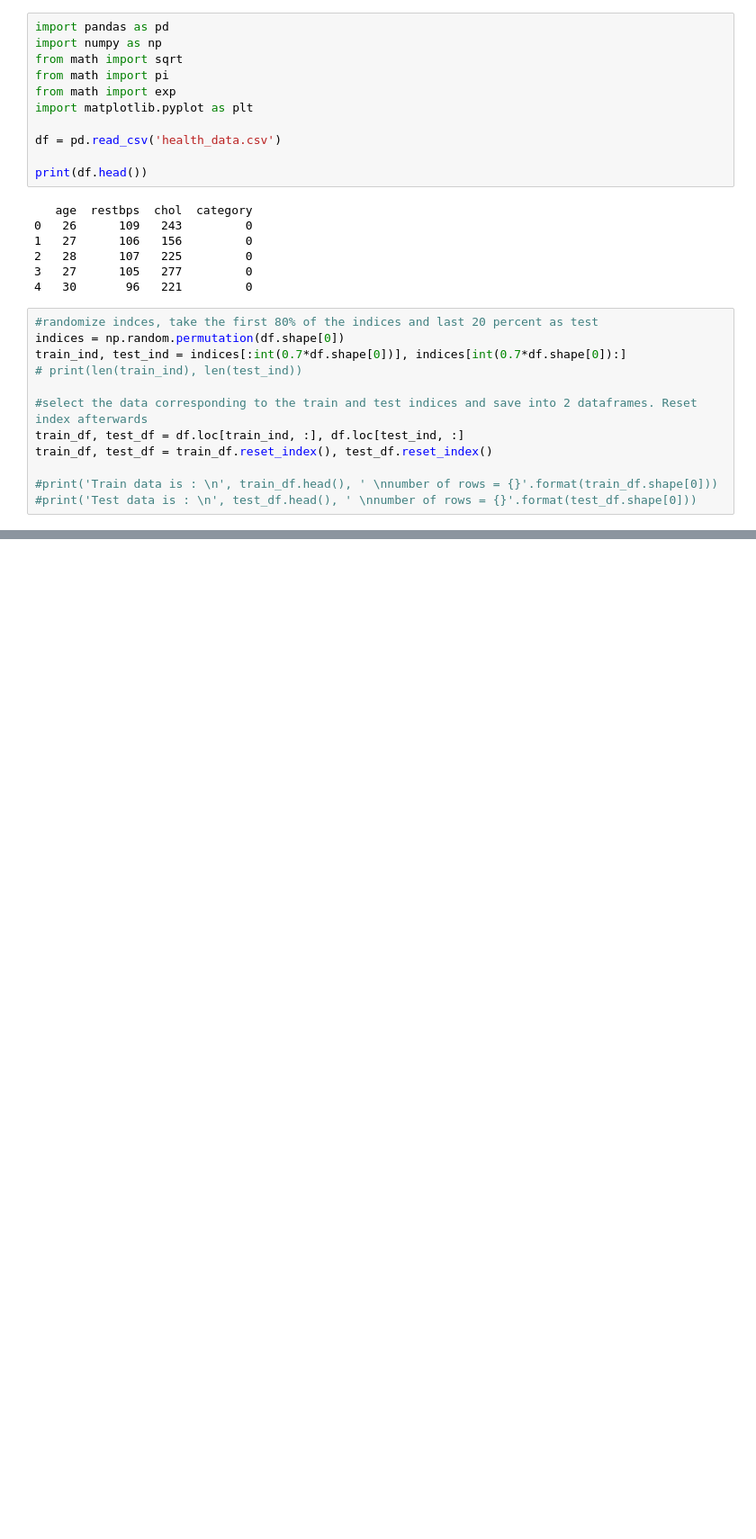
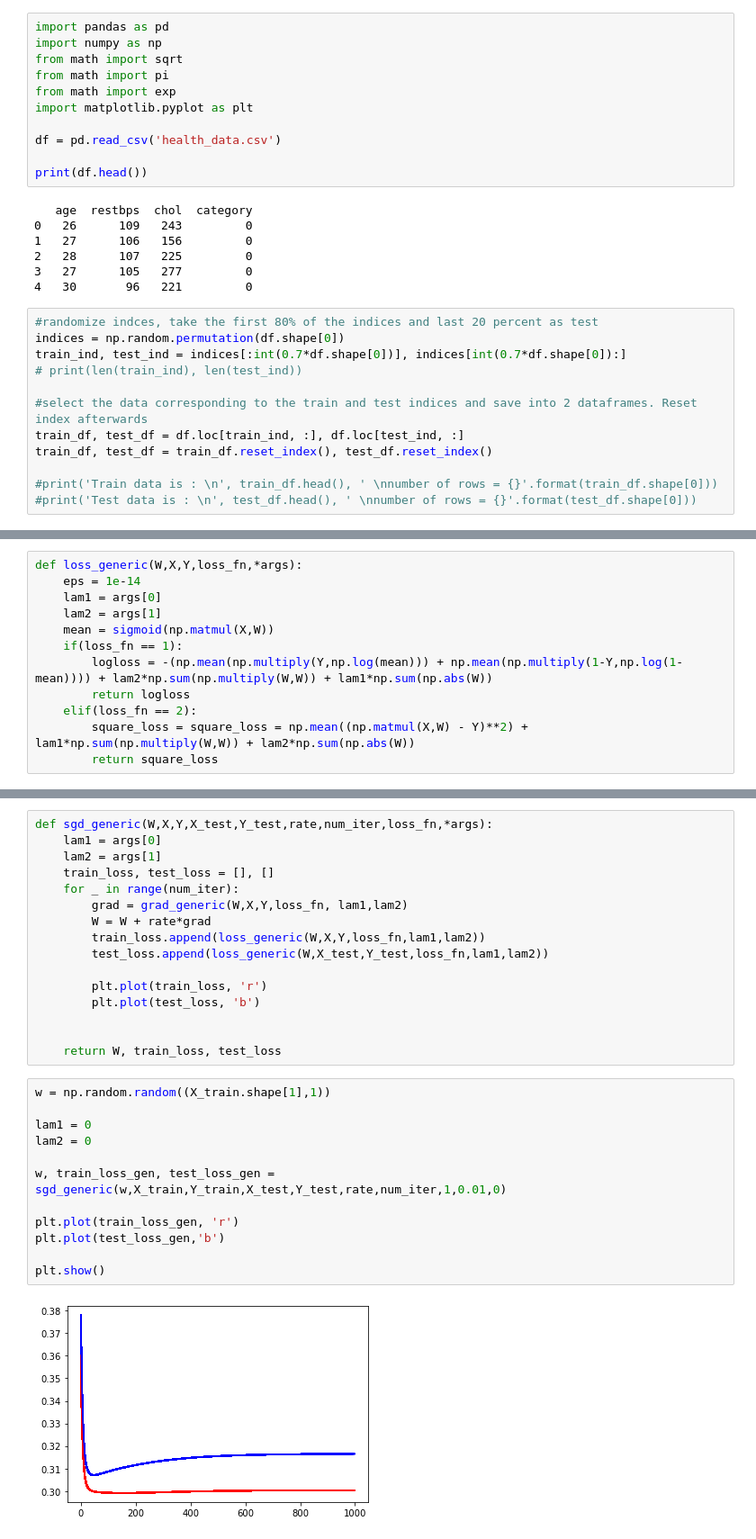
Before and after one commit to HarmanDotpy/ML-Assignment1, a Jupyter notebook: GLM_Logistic_Regression.ipynb, the cells around one changed output, grey strips where cells are left out. Shown at 90% size. Drawn from its saved outputs; the diff is of its cells as text; blank space fills up the shorter version.

```diff
--- a/GLM_Logistic_Regression.ipynb
+++ b/GLM_Logistic_Regression.ipynb
@@ -139,0 +170,12 @@ plt.show()
+# %%
+def loss_generic(W,X,Y,loss_fn,*args):
+    eps = 1e-14
+    lam1 = args[0]
+    lam2 = args[1]
+    mean = sigmoid(np.matmul(X,W))
+    if(loss_fn == 1):
+        logloss = -(np.mean(np.multiply(Y,np.log(mean))) + np.mean(np.multiply(1-Y,np.log(1-mean)))) + lam2*np.sum(np.multiply(W,W)) + lam1*np.sum(np.abs(W))
+        return logloss
+    elif(loss_fn == 2):
+        square_loss = square_loss = np.mean((np.matmul(X,W) - Y)**2) + lam1*np.sum(np.multiply(W,W)) + lam2*np.sum(np.abs(W))
+        return square_loss
@@ -140,3 +200,33 @@ plt.show()
+# %%
+def sgd_generic(W,X,Y,X_test,Y_test,rate,num_iter,loss_fn,*args):
+    lam1 = args[0]
+    lam2 = args[1]
+    train_loss, test_loss = [], []
+    for _ in range(num_iter):
+        grad = grad_generic(W,X,Y,loss_fn, lam1,lam2)
+        W = W + rate*grad
+        train_loss.append(loss_generic(W,X,Y,loss_fn,lam1,lam2))
+        test_loss.append(loss_generic(W,X_test,Y_test,loss_fn,lam1,lam2))
+
+        plt.plot(train_loss, 'r')
+        plt.plot(test_loss, 'b')
+
+
+    return W, train_loss, test_loss
+# %%
+w = np.random.random((X_train.shape[1],1))
+
+lam1 = 0
+lam2 = 0
+
+w, train_loss_gen, test_loss_gen = sgd_generic(w,X_train,Y_train,X_test,Y_test,rate,num_iter,1,0.01,0)
+
+plt.plot(train_loss_gen, 'r')
+plt.plot(test_loss_gen,'b')
+
+plt.show()
+# %% [output]
+[figure, added]
 # %%
 def performance_metrics(y_pred_test, y_test):
     '''gives the TPR, FPR, acc, precision, recall and F1 score by comparing the 2 input arrays'''
```
Also changed, not shown: parts of 11 cells of this notebook, 1 other file.
